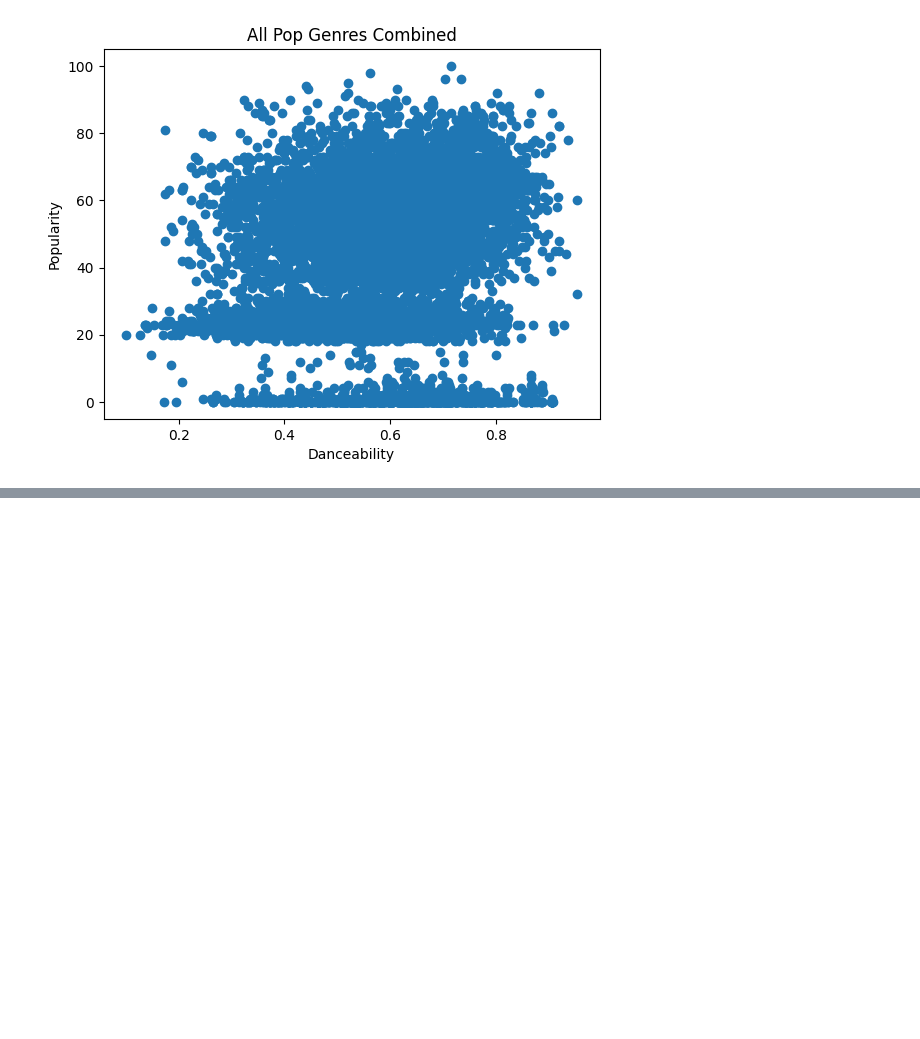
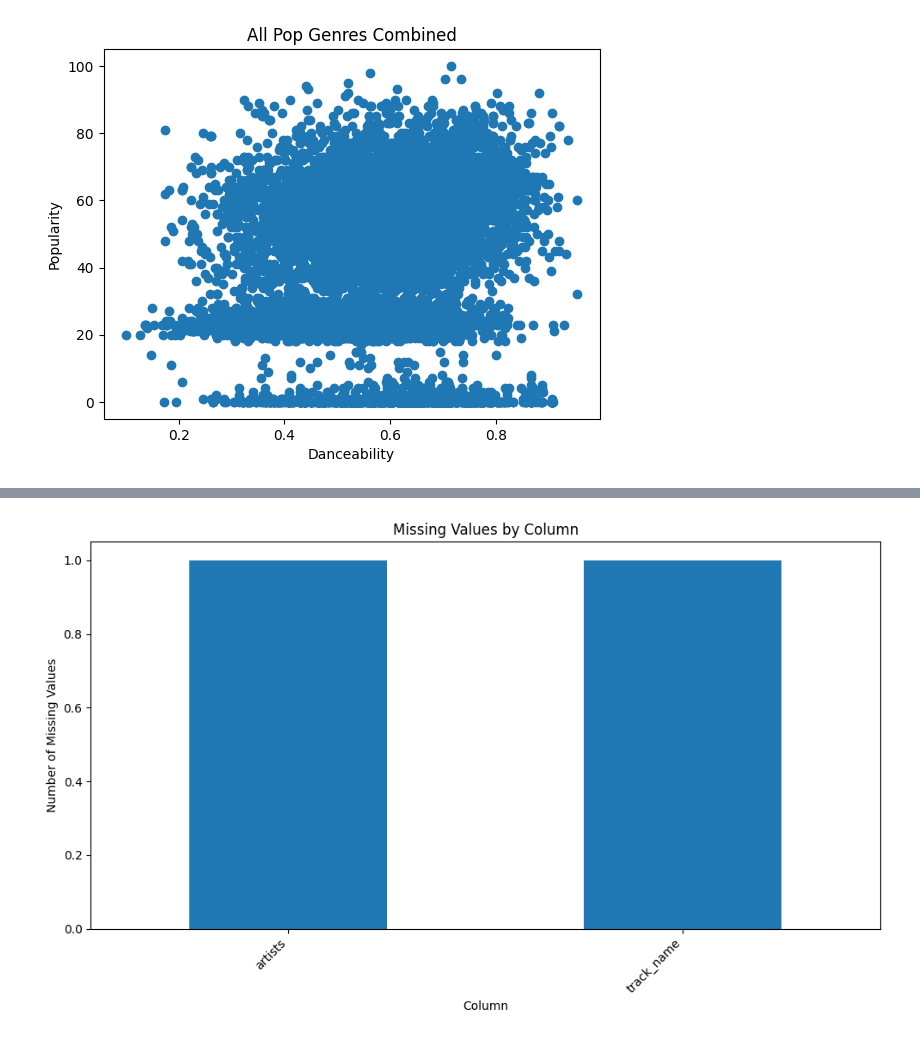
Before and after one commit to jonathandeng34/spotify-recommendation, a Jupyter notebook: cleaning_and_eda.ipynb, the cells around one changed output, grey strips where cells are left out. Saved outputs shown, nothing was run; the diff lists cells and outputs as text; code cells hidden in the pictures; blank space fills up the shorter version.

```diff
--- a/cleaning_and_eda.ipynb
+++ b/cleaning_and_eda.ipynb
@@ -518,0 +446,18 @@ Note: This is all using the optimal threshold found in the previous section (whi
+# %%
+# Visualize missing values
+import seaborn as sns
+
+missing_counts = pop_df_cleaned.isnull().sum()
+if missing_counts.sum() > 0:
+    plt.figure(figsize=(10, 6))
+    missing_counts[missing_counts > 0].sort_values(ascending=False).plot(kind='bar')
+    plt.title('Missing Values by Column')
+    plt.xlabel('Column')
+    plt.ylabel('Number of Missing Values')
+    plt.xticks(rotation=45, ha='right')
+    plt.tight_layout()
+    plt.show()
+else:
+    print("No missing values to visualize.")
+# %% [output]
+[figure, added]
```
Also changed, not shown: parts of 26 cells of this notebook, 6 other files.
